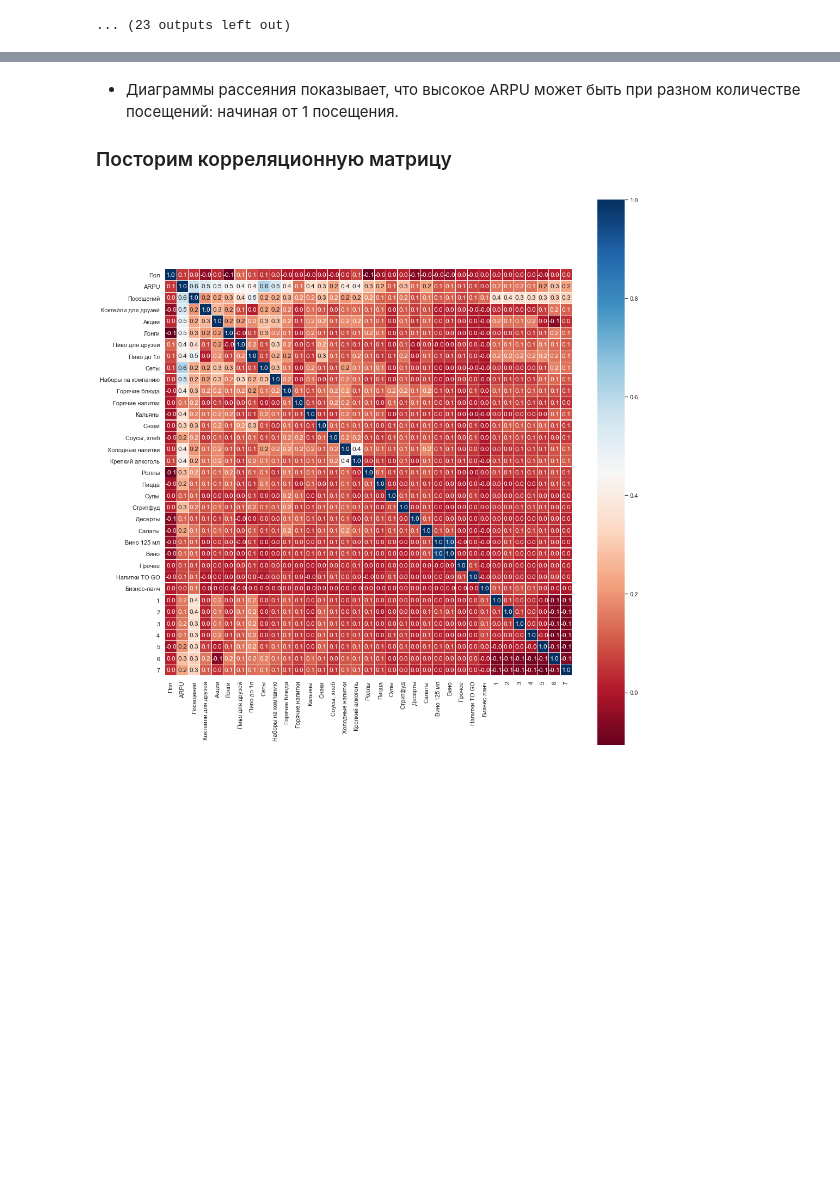
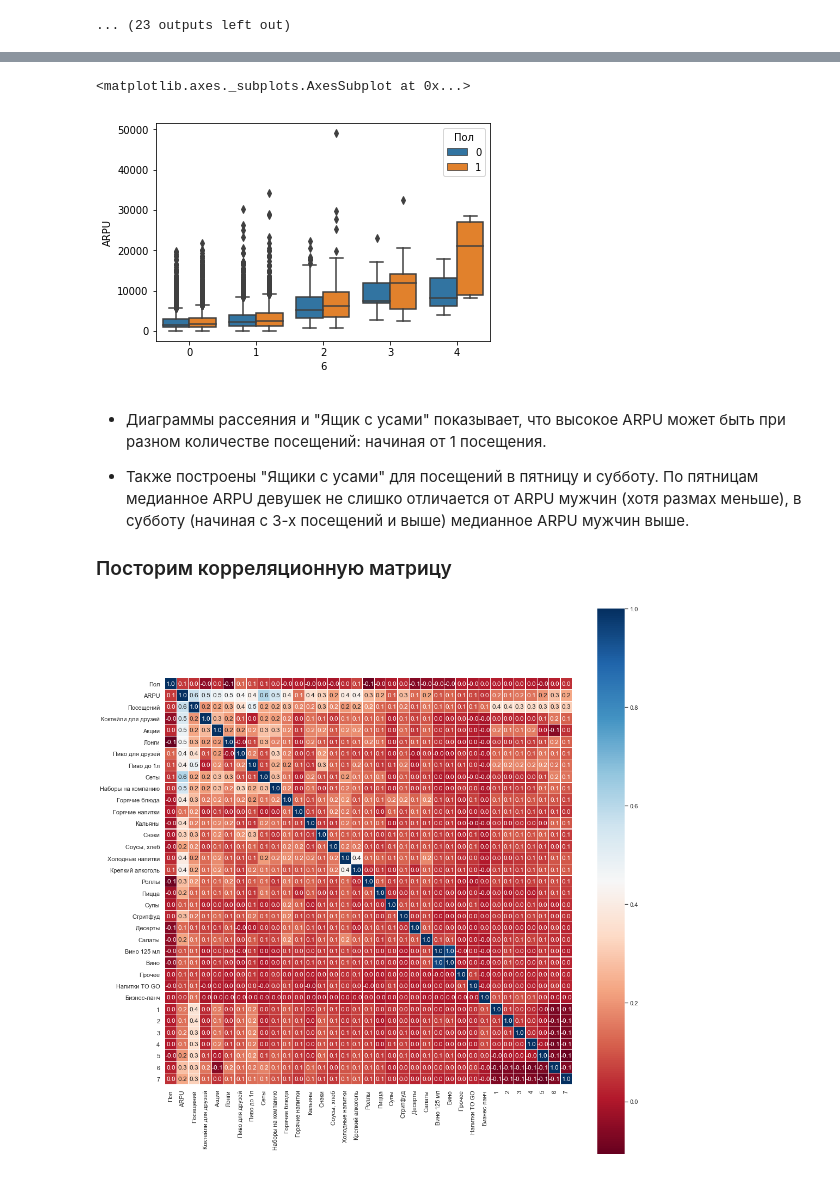
Before and after one commit to Viktoriia2020/Viktoriia, a Jupyter notebook: 1Предобработка.ipynb, the cells around one changed output, grey strips where cells are left out. Cells and saved outputs as stored; diff of their text form; code cells hidden in the pictures; blank space fills up the shorter version.

```diff
--- a/1Предобработка.ipynb
+++ b/1Предобработка.ipynb
@@ -448,5 +467,13 @@ for col in df3.columns:
+# %%
+# ARPU в субботу (при различном кол-ве визитов) с распределением по полу
+sns.boxplot(x = df3['6'], y = df3['ARPU'], data = df3, hue = 'Пол')
+# %% [output]
+<matplotlib.axes._subplots.AxesSubplot at 0x...>
+[figure, added]
 # %% [markdown]
-* Диаграммы рассеяния показывает, что высокое ARPU может быть при разном количестве посещений: начиная от 1 посещения.
+* Диаграммы рассеяния и "Ящик с усами" показывает, что высокое ARPU может быть при разном количестве посещений: начиная от 1 посещения.
+
+* Также построены "Ящики с усами" для посещений в пятницу и субботу. По пятницам медианное ARPU девушек не слишко отличается от ARPU мужчин (хотя размах меньше), в субботу (начиная с 3-х посещений и выше) медианное ARPU мужчин выше.
 
 
 ### Посторим корреляционную матрицу
```
Also changed, not shown: parts of 29 cells of this notebook, 7 other files.
